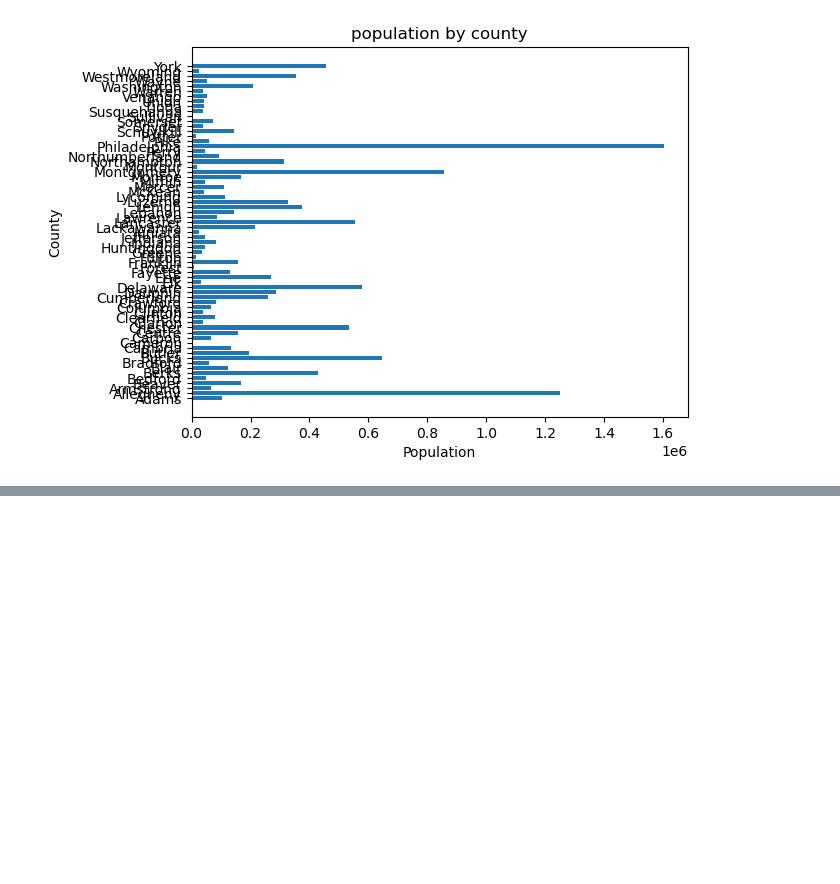
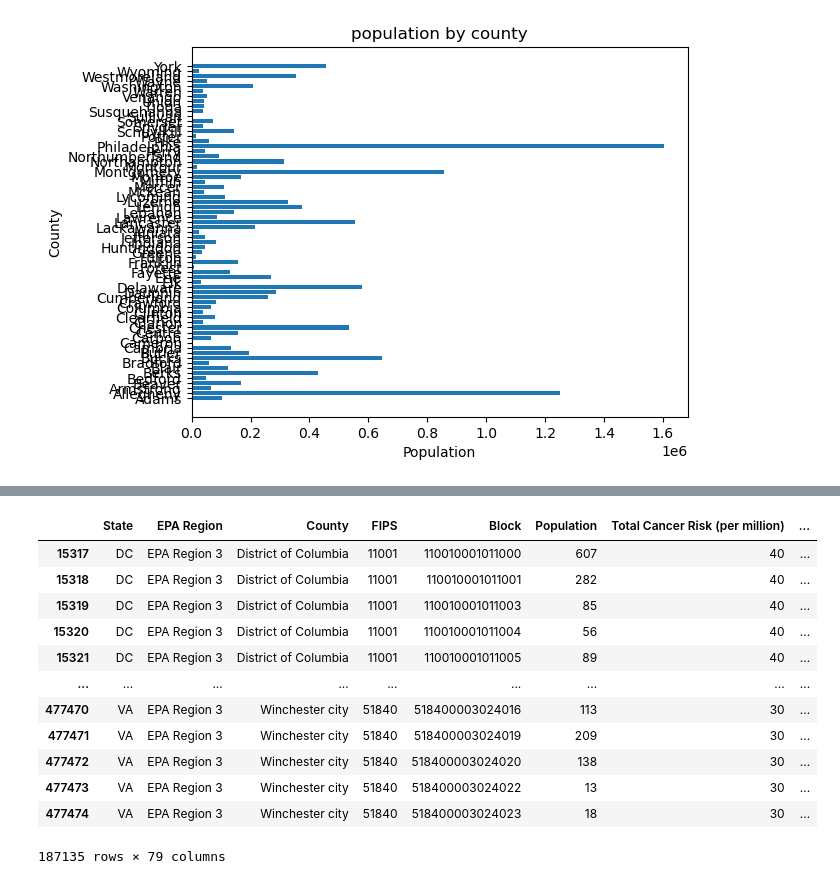
Before and after one commit to vwil12/Capstone, a Jupyter notebook: PA_Capstone.ipynb, the cells around one changed output, grey strips where cells are left out. Drawn from its saved outputs; the diff is of its cells as text; code cells hidden in the pictures; blank space fills up the shorter version.

```diff
--- a/PA_Capstone.ipynb
+++ b/PA_Capstone.ipynb
@@ -229,0 +235,16 @@ plt.scatter(x='Population', y='1,1,2-TRICHLOROETHANE', data ='Pennsylvania')
+# %%
+DC_MD_VA
+# %% [output]
+|  | State | EPA Region | County | FIPS | Block | Population | Total Cancer Risk (per million) | ... |
+| 15317 | DC | EPA Region 3 | District of Columbia | 11001 | 110010001011000 | 607 | 40 | ... |
+| 15318 | DC | EPA Region 3 | District of Columbia | 11001 | 110010001011001 | 282 | 40 | ... |
+| 15319 | DC | EPA Region 3 | District of Columbia | 11001 | 110010001011003 | 85 | 40 | ... |
+| 15320 | DC | EPA Region 3 | District of Columbia | 11001 | 110010001011004 | 56 | 40 | ... |
+| 15321 | DC | EPA Region 3 | District of Columbia | 11001 | 110010001011005 | 89 | 40 | ... |
+| ... | ... | ... | ... | ... | ... | ... | ... | ... |
+| 477470 | VA | EPA Region 3 | Winchester city | 51840 | 518400003024016 | 113 | 30 | ... |
+| 477471 | VA | EPA Region 3 | Winchester city | 51840 | 518400003024019 | 209 | 30 | ... |
+| 477472 | VA | EPA Region 3 | Winchester city | 51840 | 518400003024020 | 138 | 30 | ... |
+| 477473 | VA | EPA Region 3 | Winchester city | 51840 | 518400003024022 | 13 | 30 | ... |
+| 477474 | VA | EPA Region 3 | Winchester city | 51840 | 518400003024023 | 18 | 30 | ... |
+187135 rows × 79 columns
```
Also changed, not shown: parts of 6 cells of this notebook.
